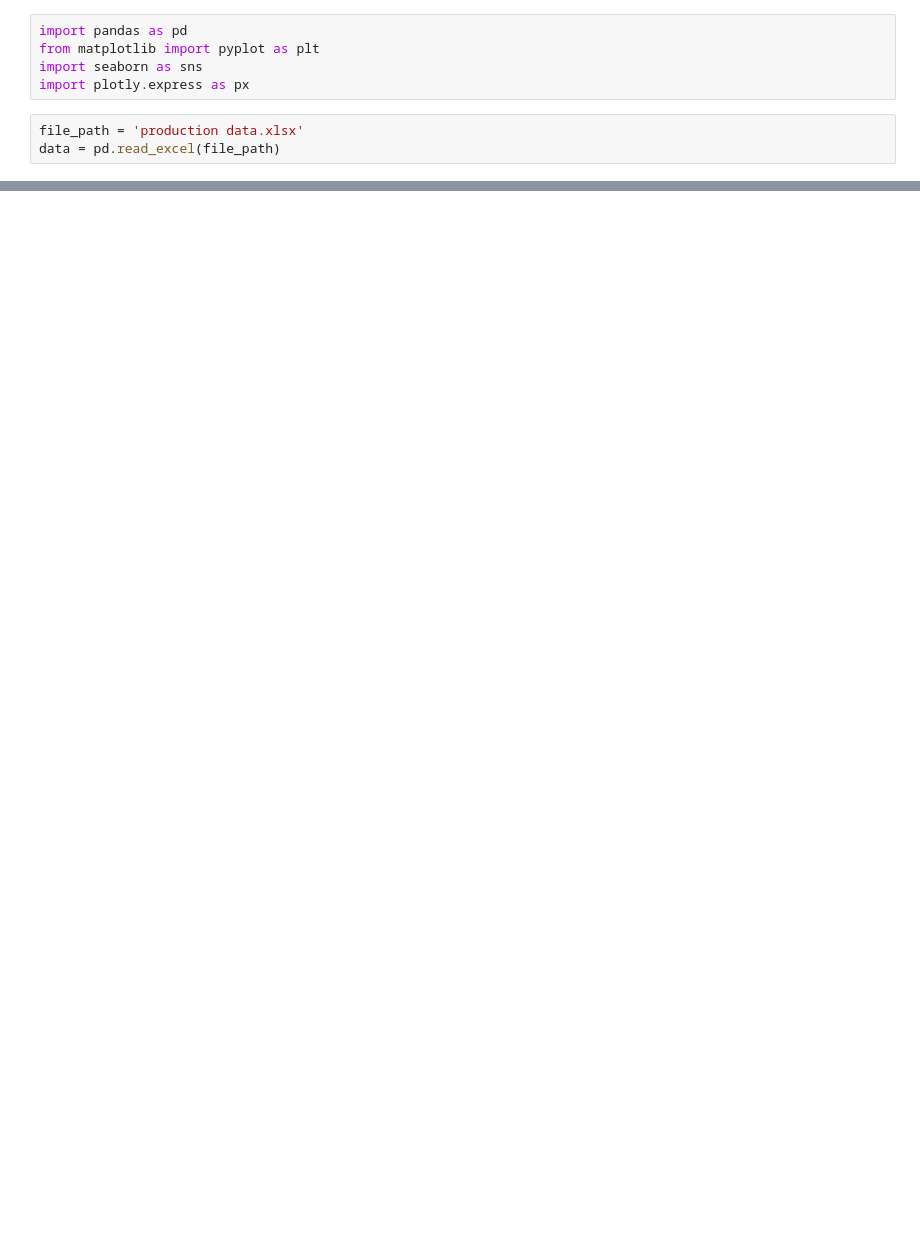
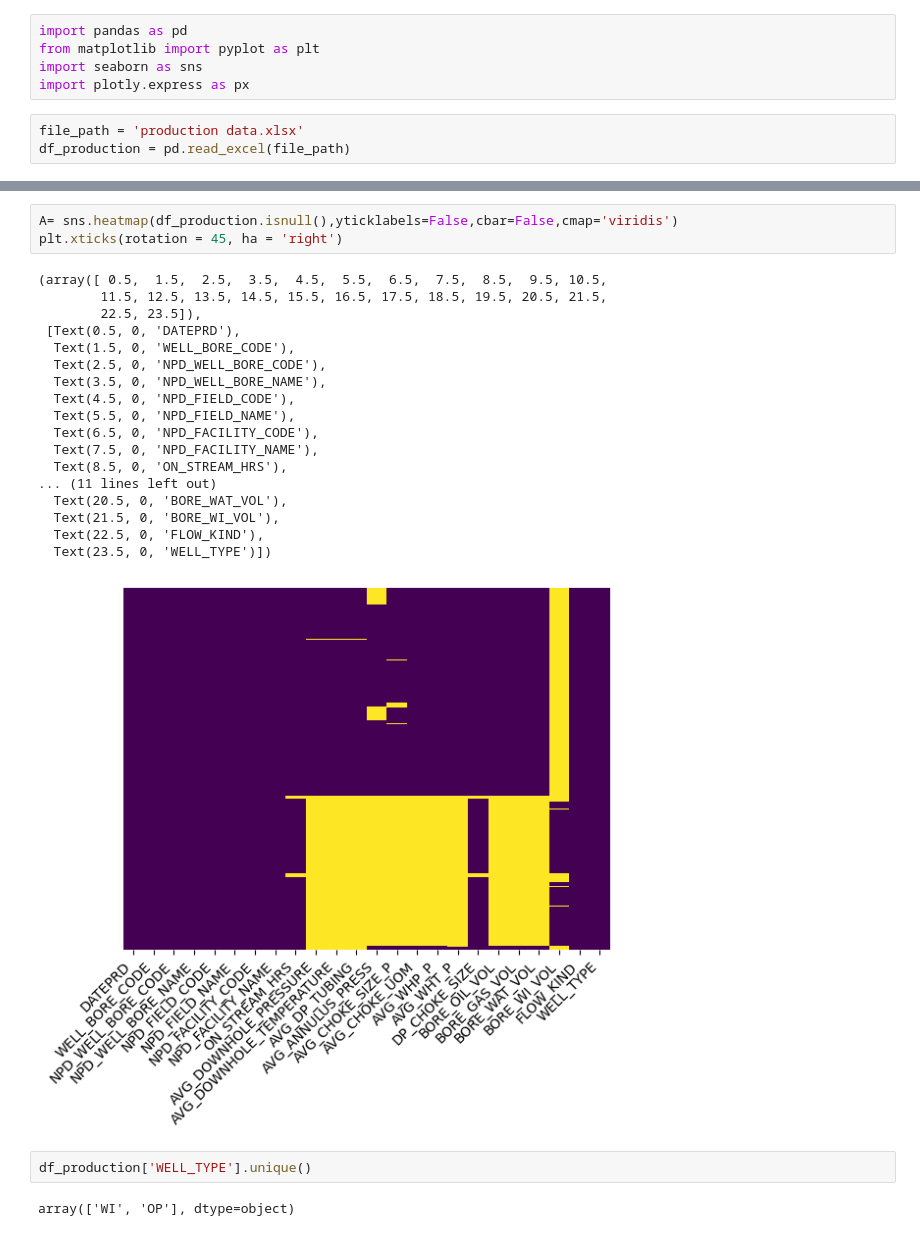
Before and after one commit to gaoqian310/production-analysis, a Jupyter notebook: main.ipynb, the cells around one changed output, grey strips where cells are left out. Saved outputs shown, nothing was run; the diff lists cells and outputs as text; blank space fills up the shorter version.

Commit message:
graph for producing well

```diff
--- a/main.ipynb
+++ b/main.ipynb
@@ -5,5 +5,5 @@ import seaborn as sns
 import plotly.express as px
 # %%
 file_path = 'production data.xlsx'
-data = pd.read_excel(file_path)
+df_production = pd.read_excel(file_path)
 # %%
@@ -36,3 +36,29 @@ data.head(5)
 | 3 | 2014-04-10 | NO 15/9-F-1 C | 7405 | 15/9-F-1 C | 3420717 | VOLVE | ... |
 | 4 | 2014-04-11 | NO 15/9-F-1 C | 7405 | 15/9-F-1 C | 3420717 | VOLVE | ... |
 5 rows × 24 columns
+# %%
+A= sns.heatmap(df_production.isnull(),yticklabels=False,cbar=False,cmap='viridis')
+plt.xticks(rotation = 45, ha = 'right')
+# %% [output]
+(array([ 0.5,  1.5,  2.5,  3.5,  4.5,  5.5,  6.5,  7.5,  8.5,  9.5, 10.5,
+        11.5, 12.5, 13.5, 14.5, 15.5, 16.5, 17.5, 18.5, 19.5, 20.5, 21.5,
+        22.5, 23.5]),
+ [Text(0.5, 0, 'DATEPRD'),
+  Text(1.5, 0, 'WELL_BORE_CODE'),
+  Text(2.5, 0, 'NPD_WELL_BORE_CODE'),
+  Text(3.5, 0, 'NPD_WELL_BORE_NAME'),
+  Text(4.5, 0, 'NPD_FIELD_CODE'),
+  Text(5.5, 0, 'NPD_FIELD_NAME'),
+  Text(6.5, 0, 'NPD_FACILITY_CODE'),
+  Text(7.5, 0, 'NPD_FACILITY_NAME'),
+  Text(8.5, 0, 'ON_STREAM_HRS'),
+... (11 lines left out)
+  Text(20.5, 0, 'BORE_WAT_VOL'),
+  Text(21.5, 0, 'BORE_WI_VOL'),
+  Text(22.5, 0, 'FLOW_KIND'),
+  Text(23.5, 0, 'WELL_TYPE')])
+[figure, added]
+# %%
+df_production['WELL_TYPE'].unique()
+# %% [output]
+array(['WI', 'OP'], dtype=object)
```
Also changed, not shown: parts of 12 cells of this notebook.
